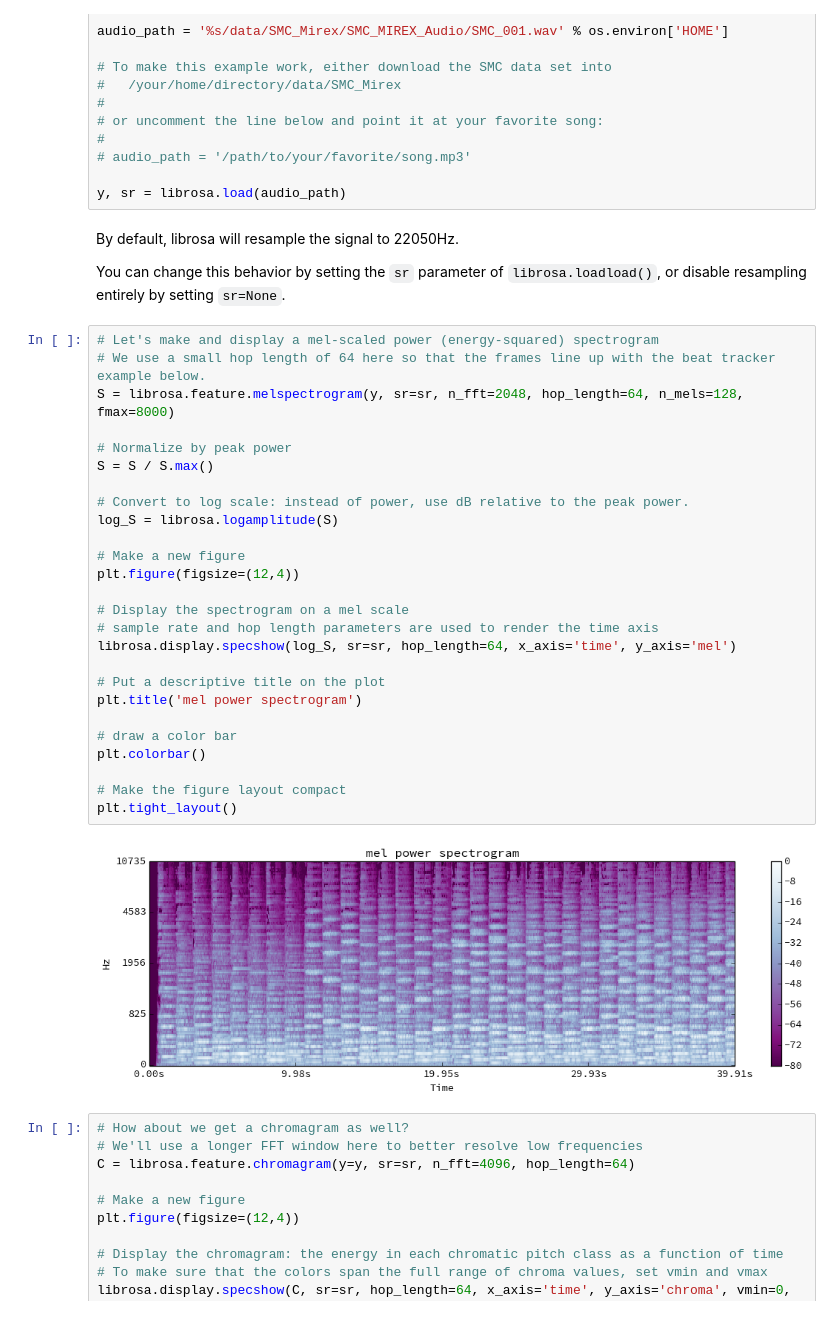
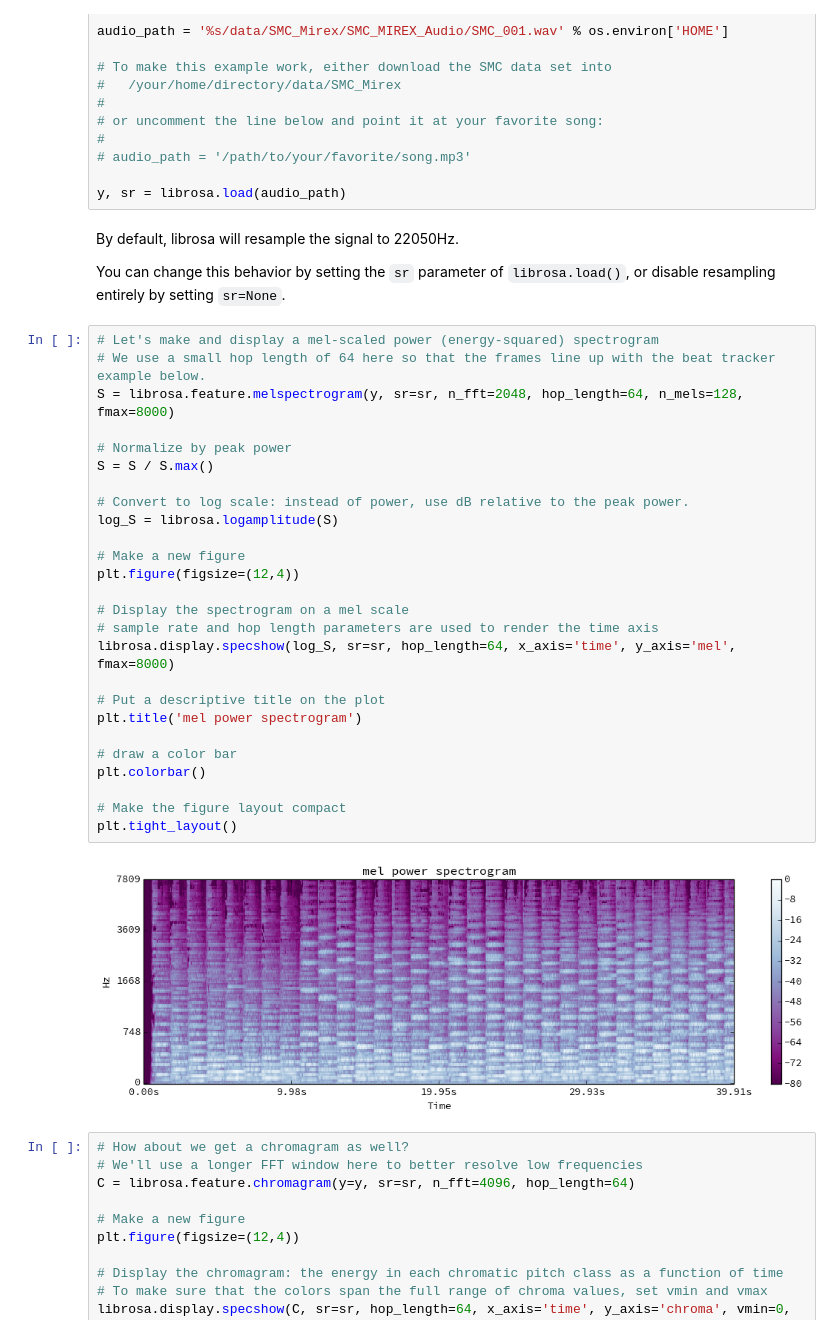
Before and after one commit to librosa/librosa, a Jupyter notebook: examples/LibROSA demo.ipynb, the cells around one changed output. Cells and saved outputs as stored; diff of their text form.

```diff
--- a/examples/LibROSA demo.ipynb
+++ b/examples/LibROSA demo.ipynb
@@ -33,35 +33,35 @@ y, sr = librosa.load(audio_path)
 # %% [markdown]
 By default, librosa will resample the signal to 22050Hz.
 
-You can change this behavior by setting the `sr` parameter of `librosa.loadload()`, or disable resampling entirely by setting `sr=None`.
+You can change this behavior by setting the `sr` parameter of `librosa.load()`, or disable resampling entirely by setting `sr=None`.
 # %%
 # Let's make and display a mel-scaled power (energy-squared) spectrogram
 # We use a small hop length of 64 here so that the frames line up with the beat tracker example below.
 S = librosa.feature.melspectrogram(y, sr=sr, n_fft=2048, hop_length=64, n_mels=128, fmax=8000)
 
 # Normalize by peak power
 S = S / S.max()
 
 # Convert to log scale: instead of power, use dB relative to the peak power.
 log_S = librosa.logamplitude(S)
 
 # Make a new figure
 plt.figure(figsize=(12,4))
 
 # Display the spectrogram on a mel scale
 # sample rate and hop length parameters are used to render the time axis
-librosa.display.specshow(log_S, sr=sr, hop_length=64, x_axis='time', y_axis='mel')
+librosa.display.specshow(log_S, sr=sr, hop_length=64, x_axis='time', y_axis='mel', fmax=8000)
 
 # Put a descriptive title on the plot
 plt.title('mel power spectrogram')
 
 # draw a color bar
 plt.colorbar()
 
 # Make the figure layout compact
 plt.tight_layout()
 # %% [output]
-[figure, old version]
+[figure, new version]
 # %%
 # How about we get a chromagram as well?
 # We'll use a longer FFT window here to better resolve low frequencies
```
